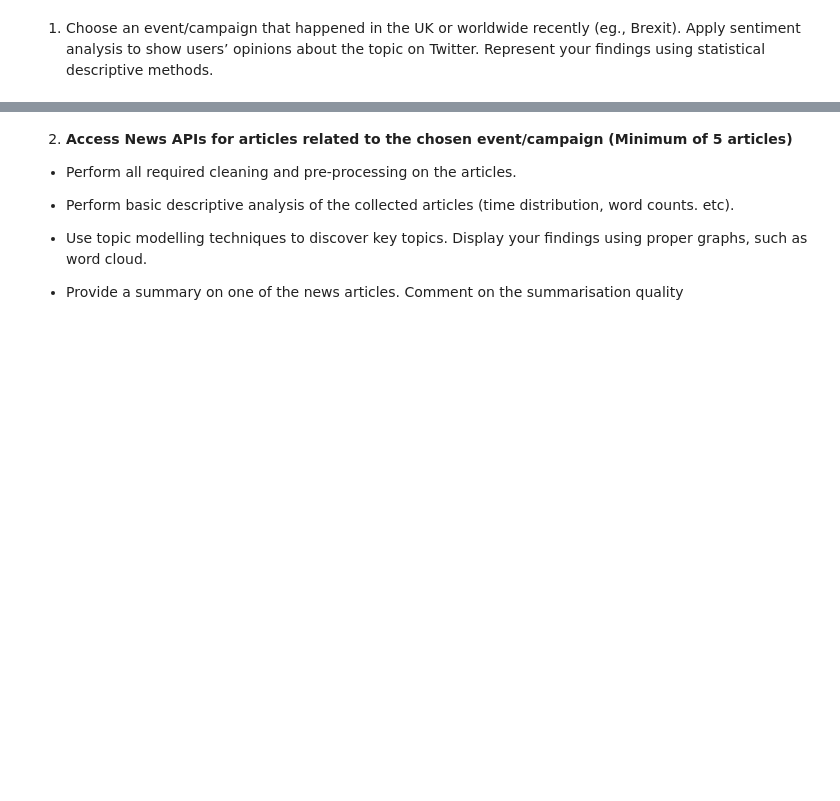
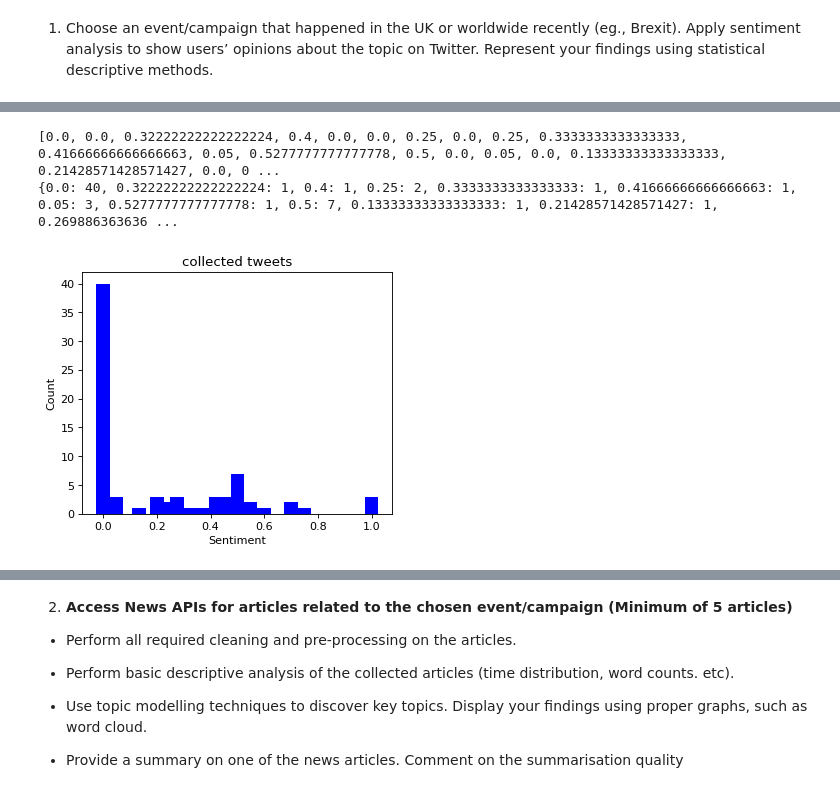
Before and after one commit to ishancoderr/3D_modeling, a Jupyter notebook: tweety01.ipynb, the cells around one changed output, grey strips where cells are left out. Cells and saved outputs as stored; diff of their text form; code cells hidden in the pictures; blank space fills up the shorter version.

```diff
--- a/tweety01.ipynb
+++ b/tweety01.ipynb
@@ -109,0 +110,28 @@ plt.show()
+# %%
+from collections import Counter
+import numpy as np
+m=df['subjectivity']
+n= np.array(m)
+A=[]
+for i in range(len(n)):
+  s=n[i]
+  A.append(s)
+
+print(A)
+a = dict(Counter(A))
+print(a)
+a_dictionary = a
+keys = a_dictionary.keys()
+values = a_dictionary.values()
+plt.figure(figsize=(5,4), dpi= 80)
+
+plt.bar(keys, values, color='blue', width=0.05)
+plt.title('collected tweets')
+plt.xlabel('Sentiment')
+plt.ylabel('Count')
+
+plt.show()
+# %% [output]
+[0.0, 0.0, 0.32222222222222224, 0.4, 0.0, 0.0, 0.25, 0.0, 0.25, 0.3333333333333333, 0.41666666666666663, 0.05, 0.5277777777777778, 0.5, 0.0, 0.05, 0.0, 0.13333333333333333, 0.21428571428571427, 0.0, 0 ...
+{0.0: 40, 0.32222222222222224: 1, 0.4: 1, 0.25: 2, 0.3333333333333333: 1, 0.41666666666666663: 1, 0.05: 3, 0.5277777777777778: 1, 0.5: 7, 0.13333333333333333: 1, 0.21428571428571427: 1, 0.269886363636 ...
+[figure, added]
```
Also changed, not shown: parts of 23 cells of this notebook.
